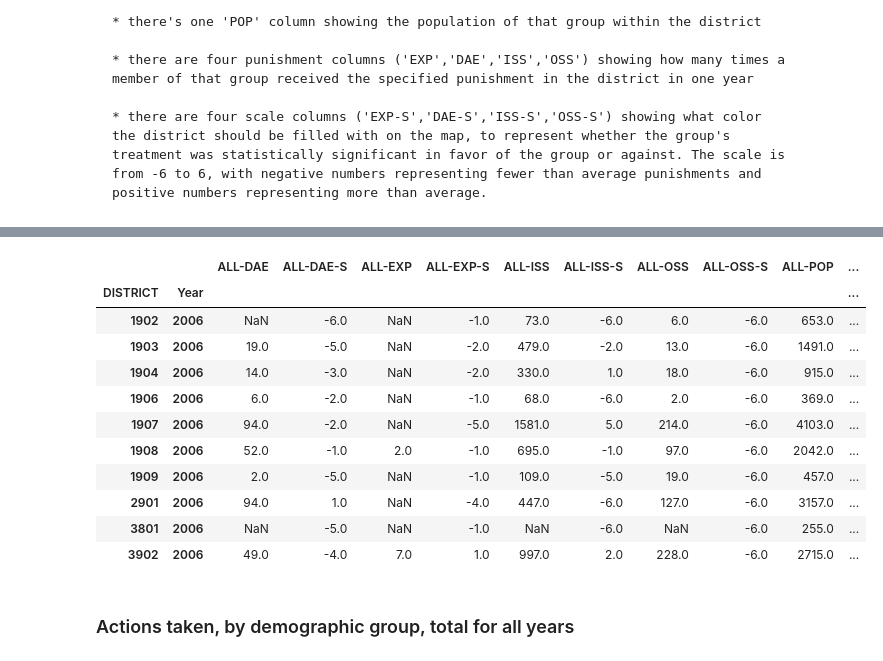
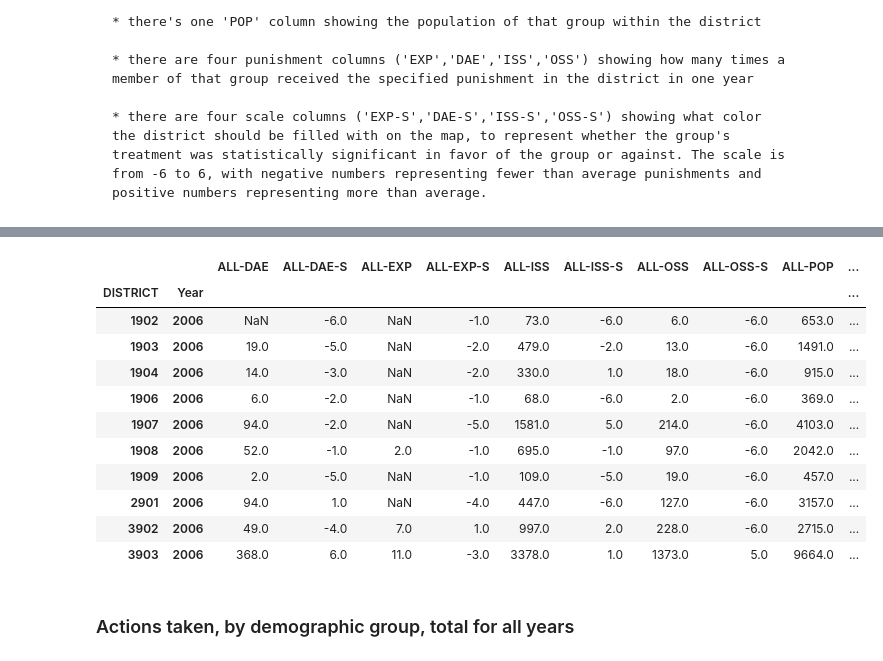
Before and after one commit to txappleseed/txappleseedmap, a Jupyter notebook: scripts/TEAtoCSVAllYears.ipynb, the cells around one changed output, grey strips where cells are left out. Saved outputs shown, nothing was run; the diff lists cells and outputs as text; code cells hidden in the pictures.

```diff
--- a/scripts/TEAtoCSVAllYears.ipynb
+++ b/scripts/TEAtoCSVAllYears.ipynb
@@ -260,7 +270,7 @@ def getYear(year):
     dfpivot = dfpivot.drop("ALLS", axis=1, level=0).drop("NON SPE", axis=1, level=0).sort_index(axis=1)
 
     districtPath = '../data/from_agency/districts/district{}.dat'.format(year)
-    district = populations(districtPath, year)
+    district, charters = populations(districtPath, year)
 
     dfwide = pd.concat([dfpivot, district], axis=1, join='outer')
 
@@ -287,14 +297,17 @@ def getYear(year):
 
     dfpivot = dfpivot.sort_index(axis=1).astype(float)
 
-    return dfpivot
+    return dfpivot, charters
 # %%
 years = [x for x in range(first_year, last_year + 1)]
 
 df_list = []
+charterSeries = pd.Series([])
 
 for year in years:
     print("starting " + str(year))
-    df_list.append(getYear(year))
+    df, charters = getYear(year)
+    df_list.append(df)
+    charterSeries = charterSeries.append(charters)
 # %% [output]
 starting 2006
@@ -317,2 +350,6 @@ No mandatory/discretionary columns for OSS in 2016
 # %%
 all_years = pd.concat(df_list)
+# %%
+df = all_years.reset_index()
+no_charters = df[~df['DISTRICT'].isin(charters)].set_index(["DISTRICT","Year"])
+charters_only = df[df['DISTRICT'].isin(charters)].set_index(["DISTRICT","Year"])
@@ -334,21 +379,25 @@ all_years[-10:]
 # %%
 # changing column names to something without a comma in them
 
-column_names = {c: '-'.join(c) for c in all_years}
-all_years = all_years.rename(column_names, axis='columns')
+def renameTupleColumns(df):
+    column_names = {c: '-'.join(c) for c in df}
+    return df.rename(column_names, axis='columns')
+
+no_charters = renameTupleColumns(no_charters)
+charters_only = renameTupleColumns(charters_only)
 # %%
-all_years[:10]
+no_charters[:10]
 # %% [output]
 |  |  | ALL-DAE | ALL-DAE-S | ALL-EXP | ALL-EXP-S | ALL-ISS | ALL-ISS-S | ALL-OSS | ALL-OSS-S | ALL-POP | ... |
 | DISTRICT | Year |  |  |  |  |  |  |  |  |  | ... |
 | 1902 | 2006 | NaN | -6.0 | NaN | -1.0 | 73.0 | -6.0 | 6.0 | -6.0 | 653.0 | ... |
 | 1903 | 2006 | 19.0 | -5.0 | NaN | -2.0 | 479.0 | -2.0 | 13.0 | -6.0 | 1491.0 | ... |
 | 1904 | 2006 | 14.0 | -3.0 | NaN | -2.0 | 330.0 | 1.0 | 18.0 | -6.0 | 915.0 | ... |
 | 1906 | 2006 | 6.0 | -2.0 | NaN | -1.0 | 68.0 | -6.0 | 2.0 | -6.0 | 369.0 | ... |
 | 1907 | 2006 | 94.0 | -2.0 | NaN | -5.0 | 1581.0 | 5.0 | 214.0 | -6.0 | 4103.0 | ... |
 | 1908 | 2006 | 52.0 | -1.0 | 2.0 | -1.0 | 695.0 | -1.0 | 97.0 | -6.0 | 2042.0 | ... |
 | 1909 | 2006 | 2.0 | -5.0 | NaN | -1.0 | 109.0 | -5.0 | 19.0 | -6.0 | 457.0 | ... |
 | 2901 | 2006 | 94.0 | 1.0 | NaN | -4.0 | 447.0 | -6.0 | 127.0 | -6.0 | 3157.0 | ... |
-| 3801 | 2006 | NaN | -5.0 | NaN | -1.0 | NaN | -6.0 | NaN | -6.0 | 255.0 | ... |
 | 3902 | 2006 | 49.0 | -4.0 | 7.0 | 1.0 | 997.0 | 2.0 | 228.0 | -6.0 | 2715.0 | ... |
+| 3903 | 2006 | 368.0 | 6.0 | 11.0 | -3.0 | 3378.0 | 1.0 | 1373.0 | 5.0 | 9664.0 | ... |
 # %%
```
Also changed, not shown: parts of 9 cells of this notebook, 2 other files.
